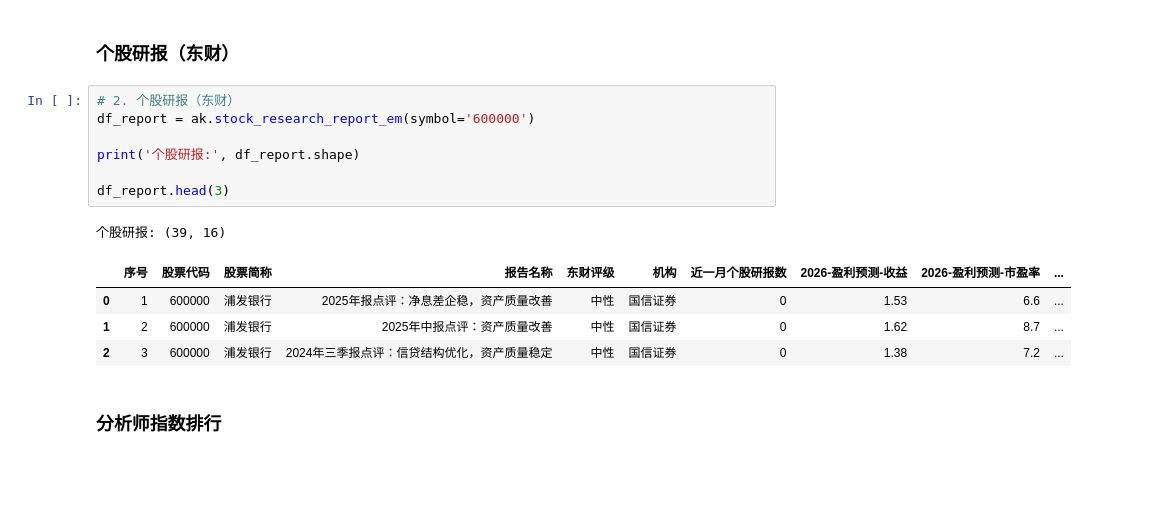
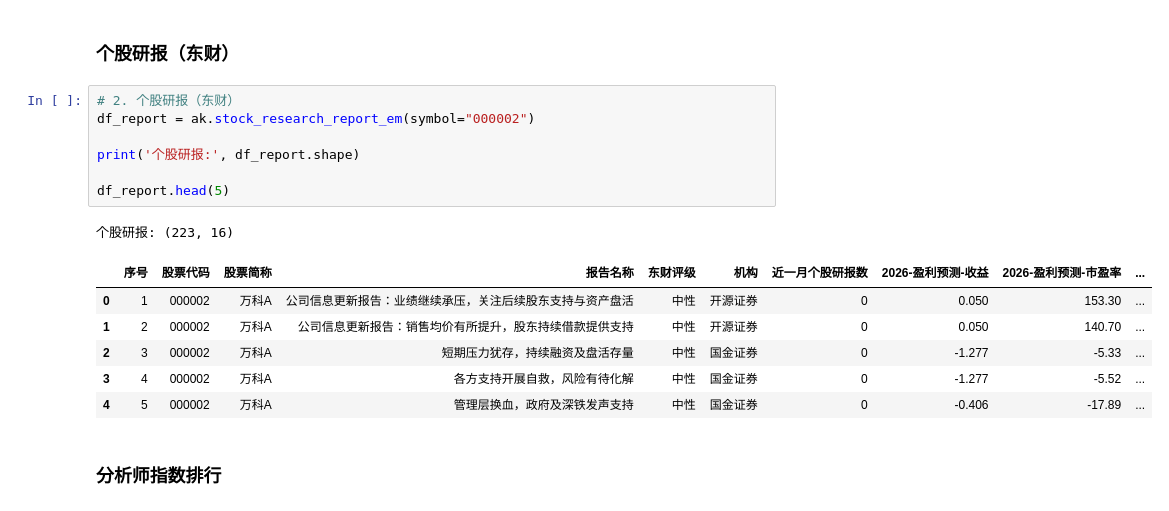
Before and after one commit to bamboosjtu/trading-topic, a Jupyter notebook: labs/00_金融数据获取/akshare_tutorial.ipynb, the cells around one changed output. Cells and saved outputs as stored; diff of their text form; blank space fills up the shorter version.

```diff
--- a/labs/00_金融数据获取/akshare_tutorial.ipynb
+++ b/labs/00_金融数据获取/akshare_tutorial.ipynb
@@ -931,17 +980,19 @@ df.head(3)
 ### 个股研报（东财）
 # %%
 # 2. 个股研报（东财）
-df_report = ak.stock_research_report_em(symbol='600000')
+df_report = ak.stock_research_report_em(symbol="000002")
 
 print('个股研报:', df_report.shape)
 
-df_report.head(3)
+df_report.head(5)
 # %% [output]
-个股研报: (39, 16)
+个股研报: (223, 16)
 |  | 序号 | 股票代码 | 股票简称 | 报告名称 | 东财评级 | 机构 | 近一月个股研报数 | 2026-盈利预测-收益 | 2026-盈利预测-市盈率 | ... |
-| 0 | 1 | 600000 | 浦发银行 | 2025年报点评：净息差企稳，资产质量改善 | 中性 | 国信证券 | 0 | 1.53 | 6.6 | ... |
-| 1 | 2 | 600000 | 浦发银行 | 2025年中报点评：资产质量改善 | 中性 | 国信证券 | 0 | 1.62 | 8.7 | ... |
-| 2 | 3 | 600000 | 浦发银行 | 2024年三季报点评：信贷结构优化，资产质量稳定 | 中性 | 国信证券 | 0 | 1.38 | 7.2 | ... |
+| 0 | 1 | 000002 | 万科A | 公司信息更新报告：业绩继续承压，关注后续股东支持与资产盘活 | 中性 | 开源证券 | 0 | 0.050 | 153.30 | ... |
+| 1 | 2 | 000002 | 万科A | 公司信息更新报告：销售均价有所提升，股东持续借款提供支持 | 中性 | 开源证券 | 0 | 0.050 | 140.70 | ... |
+| 2 | 3 | 000002 | 万科A | 短期压力犹存，持续融资及盘活存量 | 中性 | 国金证券 | 0 | -1.277 | -5.33 | ... |
+| 3 | 4 | 000002 | 万科A | 各方支持开展自救，风险有待化解 | 中性 | 国金证券 | 0 | -1.277 | -5.52 | ... |
+| 4 | 5 | 000002 | 万科A | 管理层换血，政府及深铁发声支持 | 中性 | 国金证券 | 0 | -0.406 | -17.89 | ... |
 # %% [markdown]
 ### 分析师指数排行
 # %%
```
Also changed, not shown: parts of 44 cells of this notebook, 1 other file.
